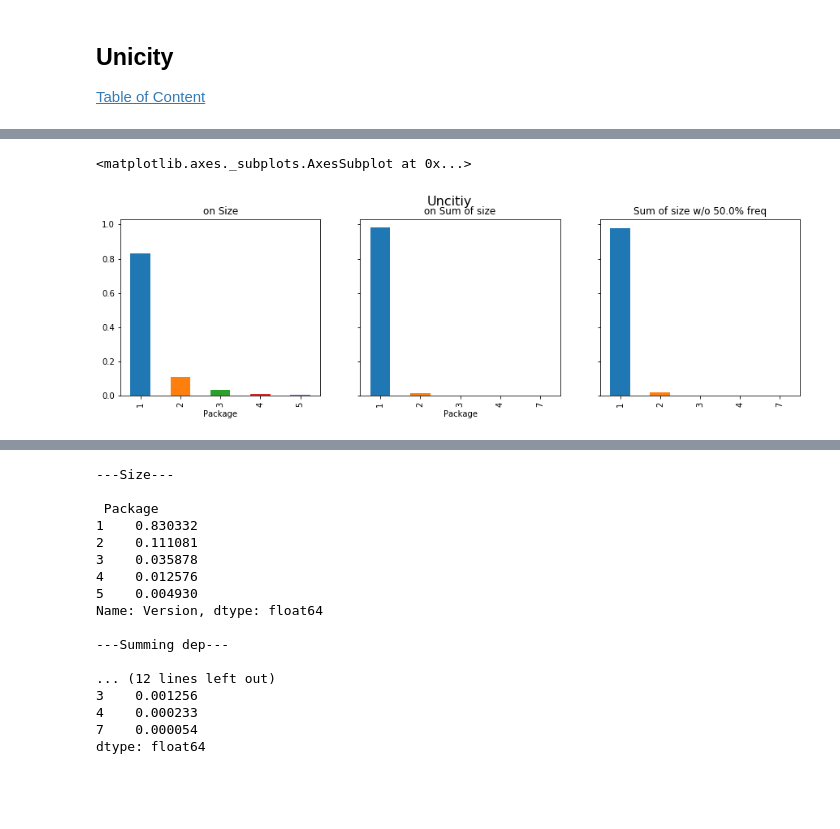
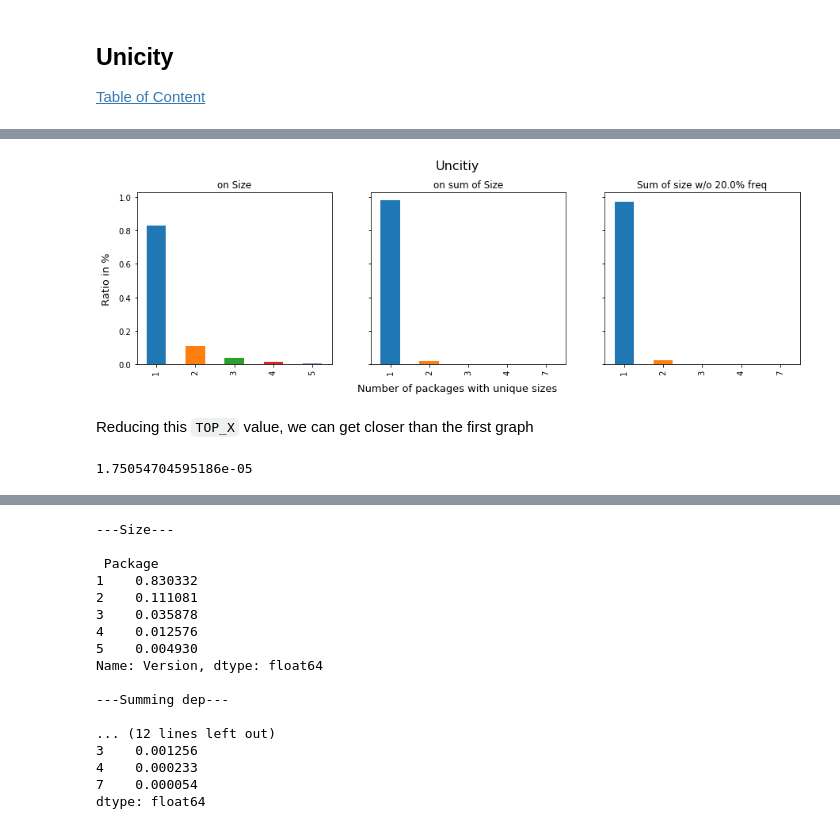
Before and after one commit to alex35469/fingerpatch, a Jupyter notebook: attack/Attack_vizualization.ipynb, the cells around one changed output, grey strips where cells are left out. Drawn from its saved outputs; the diff is of its cells as text; code cells hidden in the pictures; blank space fills up the shorter version.

```diff
--- a/attack/Attack_vizualization.ipynb
+++ b/attack/Attack_vizualization.ipynb
@@ -209,4 +226,3 @@ target = attack_table.iloc[0]
 # %%
 EXTRA_SIZE_AVERAGE = 283   # Made from stats about captured packets
 EXTRA_SIZE_VARIATION = 5
-size_to_match = target['nb_Payload_send2']
@@ -1429 +1437,4 @@ gt = gt.set_index("id")
+# %%
+gt=load_fingerpatch("ubuntu_cleaned_packets")
+gt["Freq in p"] =gt["Frequency"].map(lambda x : x/len(gt))
 # %%
@@ -1447,0 +1455,6 @@ gt.loc[most_common_dep.index]
+# %%
+# Get the Packages that are present in at least TOP_X of the package's childrens
+TOP_X = 0.2
+most_common_dep = gt[gt["Freq in p"] >=TOP_X]
+print("The packages that are at least in "+str(TOP_X*100)+"% of other Packages ")
+gt.loc[most_common_dep.index]["Package"]
@@ -1469,12 +1513,33 @@ unicity_3 =unicity_3.map(lambda x :x/unicity_3.sum()).sort_values(ascending = Fa
-# %%
-fig, ax =plt.subplots(1, 3, sharey=True, figsize=(15, 4))
-ax[0].set_title("on Size")
-unicity_1.plot.bar(ax = ax[0])
-fig.suptitle("Uncitiy", fontsize=16)
-ax[1].set_title("on Sum of size")
-unicity_2.plot.bar(ax = ax[1])
-ax[2].set_title("Sum of size w/o "+str(TOP_X*100)+"% freq")
-unicity_3.plot.bar(ax =ax[2])
-# %% [output]
-<matplotlib.axes._subplots.AxesSubplot at 0x...>
-[figure, removed]
+# %%
+## Plotting the 3 graphs
+
+def create_unicity_plot(unicity_1, unicity_2, unicity_3, t1, t2, t3):
+    fig, ax =plt.subplots(1, 3, sharey=True, figsize=(15, 4))
+    fig.suptitle("Uncitiy", fontsize=16, y=1.02)
+
+    # Graph on size
+    ax[0].set_title(t1)
+    unicity_1.plot.bar(ax = ax[0])
+    ax[0].xaxis.set_label_text('')
+
+    # Graph on sum of Size
+    ax[1].set_title(t2)
+    unicity_2.plot.bar(ax = ax[1])
+    ax[1].xaxis.set_label_text('')
+
+    ax[2].set_title(t3)
+    unicity_3.plot.bar(ax =ax[2])
+    fig.text(0.5, 0.02, 'Number of packages with unique sizes',fontsize=13 ,ha='center', va='center')
+
+    fig.text(0.09, 0.5, 'Ratio in %', ha='center', va='center',fontsize=13, rotation='vertical')
+
+
+create_unicity_plot(unicity_1, unicity_2, unicity_3, "on Size","on sum of Size", "Sum of size w/o "+str(TOP_X*100)+"% freq" )
+# %% [output]
+[figure, added]
+# %% [markdown]
+Reducing this `TOP_X` value, we can get closer than the first graph
+# %%
+gt["Freq in p"].min()
+# %% [output]
+1.75054704595186e-05
```
Also changed, not shown: parts of 74 cells of this notebook, 1 other file.
